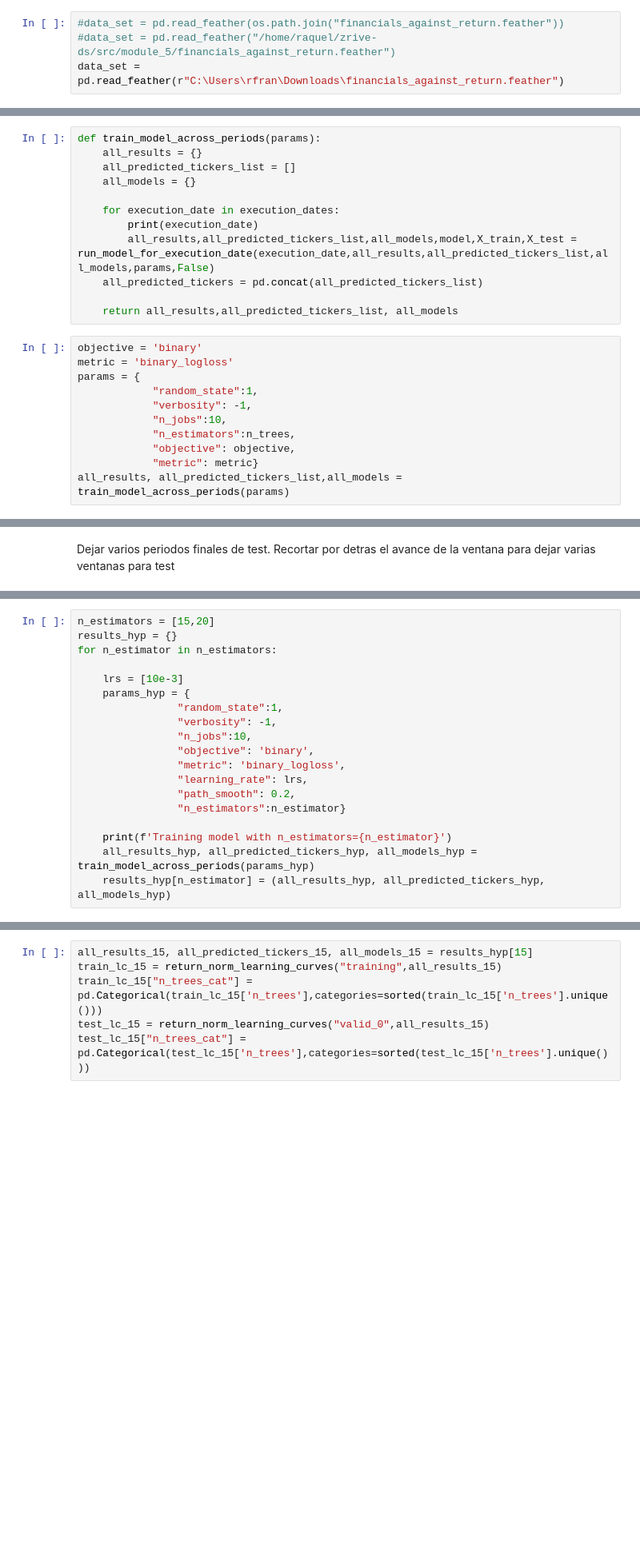
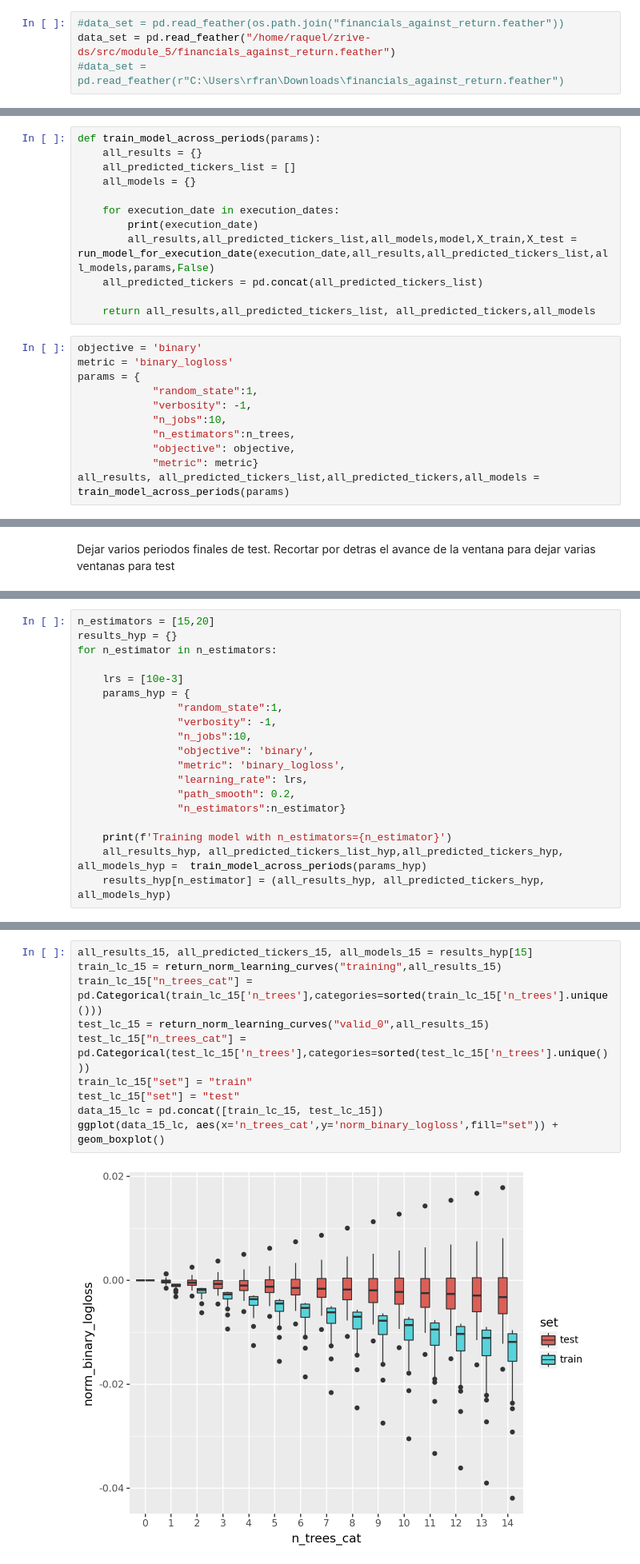
Before and after one commit to raqueel-ff/zrive-ds, a Jupyter notebook: src/module_5/module5.ipynb, the cells around one changed output, grey strips where cells are left out. Shown at 80% size. Cells and saved outputs as stored; diff of their text form; blank space fills up the shorter version.

```diff
--- a/src/module_5/module5.ipynb
+++ b/src/module_5/module5.ipynb
@@ -44,8 +44,8 @@ n_train_quarters = 36
 top_n = 10
 # %%
 #data_set = pd.read_feather(os.path.join("financials_against_return.feather"))
-#data_set = pd.read_feather("/home/raquel/zrive-ds/src/module_5/financials_against_return.feather")
-data_set = pd.read_feather(r"C:\Users\rfran\Downloads\financials_against_return.feather")
+data_set = pd.read_feather("/home/raquel/zrive-ds/src/module_5/financials_against_return.feather")
+#data_set = pd.read_feather(r"C:\Users\rfran\Downloads\financials_against_return.feather")
 # %% [markdown]
 Remove these quarters which have les than `minimum_number_of_tickers` tickers:
 # %%
@@ -268,7 +269,7 @@ def train_model_across_periods(params):
         all_results,all_predicted_tickers_list,all_models,model,X_train,X_test = run_model_for_execution_date(execution_date,all_results,all_predicted_tickers_list,all_models,params,False)
     all_predicted_tickers = pd.concat(all_predicted_tickers_list)
 
-    return all_results,all_predicted_tickers_list, all_models
+    return all_results,all_predicted_tickers_list, all_predicted_tickers,all_models
 # %%
 objective = 'binary'
 metric = 'binary_logloss'
@@ -279,7 +280,7 @@ params = {
             "n_estimators":n_trees,
             "objective": objective,
             "metric": metric}
-all_results, all_predicted_tickers_list,all_models = train_model_across_periods(params)
+all_results, all_predicted_tickers_list,all_predicted_tickers,all_models = train_model_across_periods(params)
 # %% [output]
 2005-06-30T00:00:00.000000000
 2005-09-30T00:00:00.000000000
@@ -577,7 +589,7 @@ for n_estimator in n_estimators:
                 "n_estimators":n_estimator}
 
     print(f'Training model with n_estimators={n_estimator}')
-    all_results_hyp, all_predicted_tickers_hyp, all_models_hyp =  train_model_across_periods(params_hyp)
+    all_results_hyp, all_predicted_tickers_list_hyp,all_predicted_tickers_hyp, all_models_hyp =  train_model_across_periods(params_hyp)
     results_hyp[n_estimator] = (all_results_hyp, all_predicted_tickers_hyp, all_models_hyp)
 # %% [output]
 Training model with n_estimators=15
@@ -620,9 +612,15 @@ results_hyp
 # %%
 all_results_15, all_predicted_tickers_15, all_models_15 = results_hyp[15]
 train_lc_15 = return_norm_learning_curves("training",all_results_15)
 train_lc_15["n_trees_cat"] = pd.Categorical(train_lc_15['n_trees'],categories=sorted(train_lc_15['n_trees'].unique()))
 test_lc_15 = return_norm_learning_curves("valid_0",all_results_15)
 test_lc_15["n_trees_cat"] = pd.Categorical(test_lc_15['n_trees'],categories=sorted(test_lc_15['n_trees'].unique()))
+train_lc_15["set"] = "train"
+test_lc_15["set"] = "test"
+data_15_lc = pd.concat([train_lc_15, test_lc_15])
+ggplot(data_15_lc, aes(x='n_trees_cat',y='norm_binary_logloss',fill="set")) + geom_boxplot()
+# %% [output]
+[figure, added]
 # %%
 all_results_20, all_predicted_tickers_20, all_models_20 = results_hyp[20]
 train_lc_20 = return_norm_learning_curves("training",all_results_20)
```
Also changed, not shown: parts of 20 cells of this notebook.
